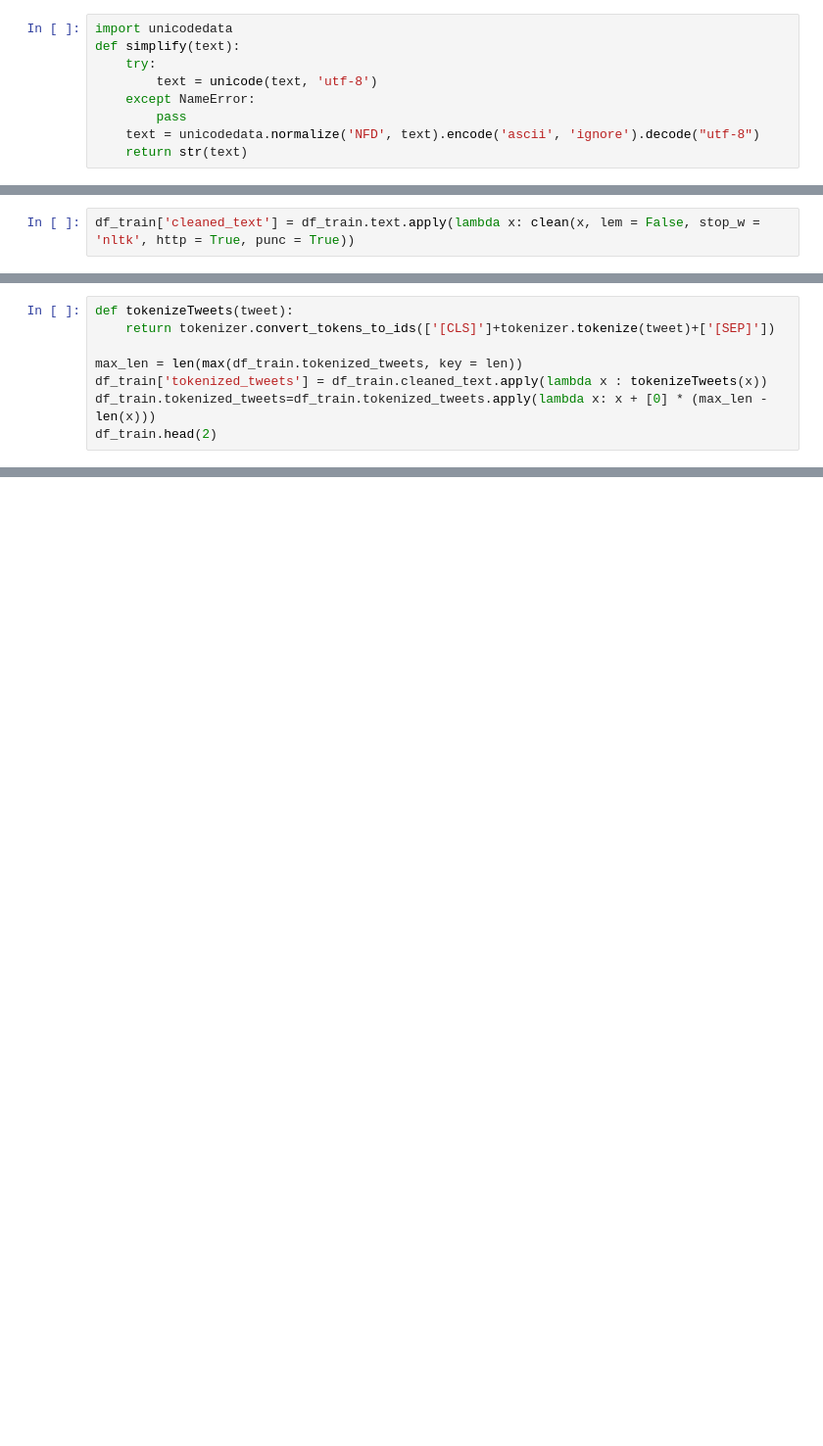
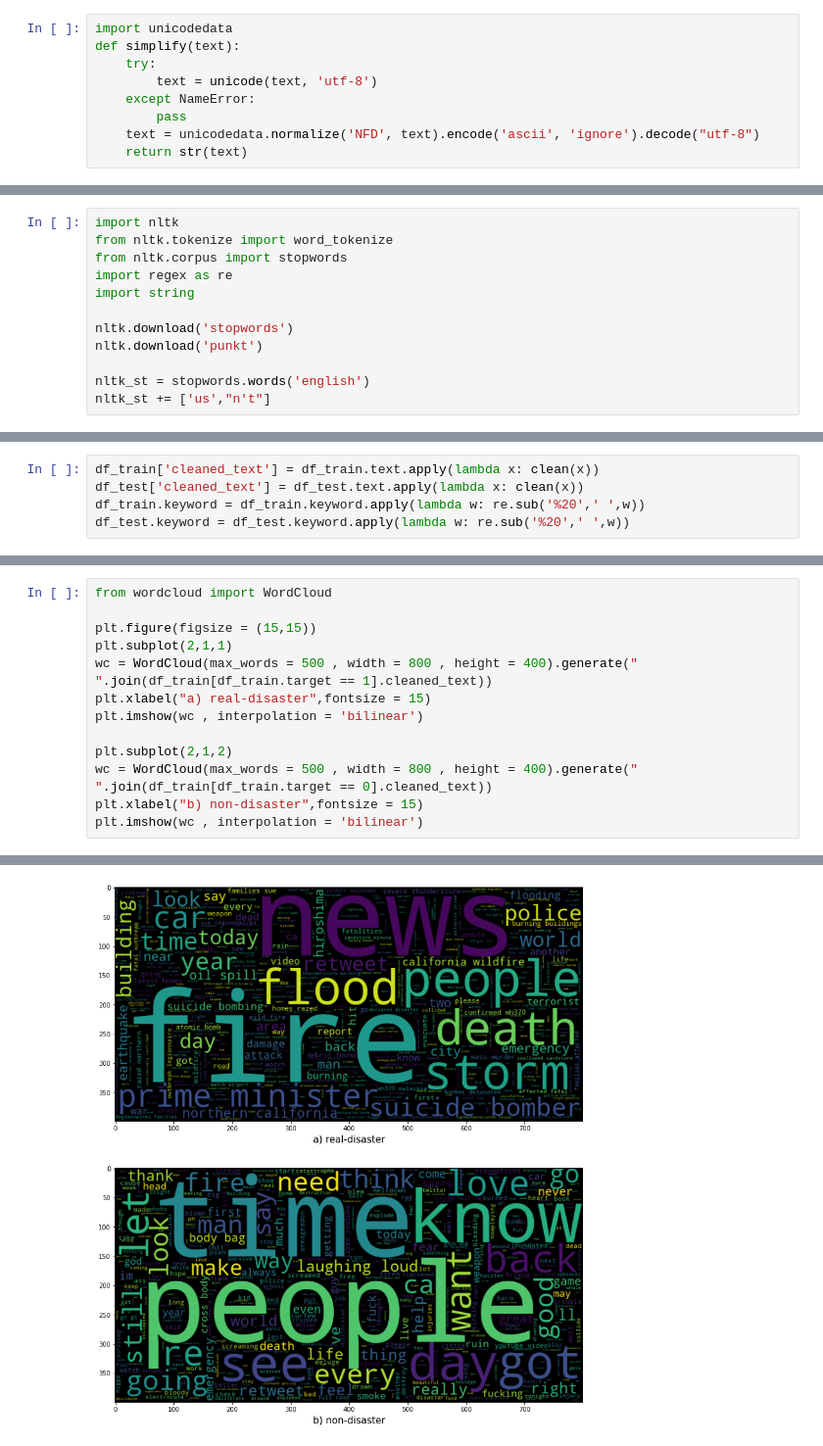
Before and after one commit to SINAABBASI/bertTweetClassification, a Jupyter notebook: main.ipynb, the cells around one changed output, grey strips where cells are left out. Shown at 98% size. Drawn from its saved outputs; the diff is of its cells as text; blank space fills up the shorter version.

```diff
--- a/main.ipynb
+++ b/main.ipynb
@@ -166,2 +368,0 @@ def clean(tweet, http = True, punc = True, lem = True, stop_w = True):
-# %%
-df_train['cleaned_text'] = df_train.text.apply(lambda x: clean(x, lem = False, stop_w = 'nltk', http = True, punc = True))
@@ -216,8 +368,0 @@ tokenizer = FullTokenizer(vocabulary_file, to_lower_case)
-# %%
-def tokenizeTweets(tweet):
-    return tokenizer.convert_tokens_to_ids(['[CLS]']+tokenizer.tokenize(tweet)+['[SEP]'])
-
-max_len = len(max(df_train.tokenized_tweets, key = len))
-df_train['tokenized_tweets'] = df_train.cleaned_text.apply(lambda x : tokenizeTweets(x))
-df_train.tokenized_tweets=df_train.tokenized_tweets.apply(lambda x: x + [0] * (max_len - len(x)))
-df_train.head(2)
@@ -330,0 +369,12 @@ encoder_inputs
+# %%
+import nltk
+from nltk.tokenize import word_tokenize
+from nltk.corpus import stopwords
+import regex as re
+import string
+
+nltk.download('stopwords')
+nltk.download('punkt')
+
+nltk_st = stopwords.words('english')
+nltk_st += ['us',"n't"]
@@ -330,0 +420,5 @@ encoder_inputs
+# %%
+df_train['cleaned_text'] = df_train.text.apply(lambda x: clean(x))
+df_test['cleaned_text'] = df_test.text.apply(lambda x: clean(x))
+df_train.keyword = df_train.keyword.apply(lambda w: re.sub('%20',' ',w))
+df_test.keyword = df_test.keyword.apply(lambda w: re.sub('%20',' ',w))
@@ -330,0 +427,14 @@ encoder_inputs
+# %%
+from wordcloud import WordCloud
+
+plt.figure(figsize = (15,15))
+plt.subplot(2,1,1)
+wc = WordCloud(max_words = 500 , width = 800 , height = 400).generate(" ".join(df_train[df_train.target == 1].cleaned_text))
+plt.xlabel("a) real-disaster",fontsize = 15)
+plt.imshow(wc , interpolation = 'bilinear')
+
+plt.subplot(2,1,2)
+wc = WordCloud(max_words = 500 , width = 800 , height = 400).generate(" ".join(df_train[df_train.target == 0].cleaned_text))
+plt.xlabel("b) non-disaster",fontsize = 15)
+plt.imshow(wc , interpolation = 'bilinear')
+# %% [output]
@@ -330,0 +442 @@ encoder_inputs
+[figure, added]
```
Also changed, not shown: parts of 58 cells of this notebook, 3 other files.
